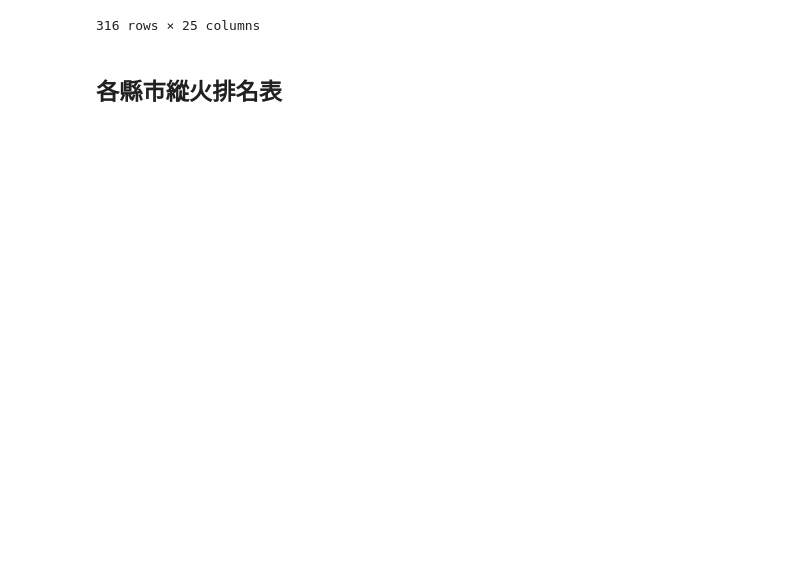
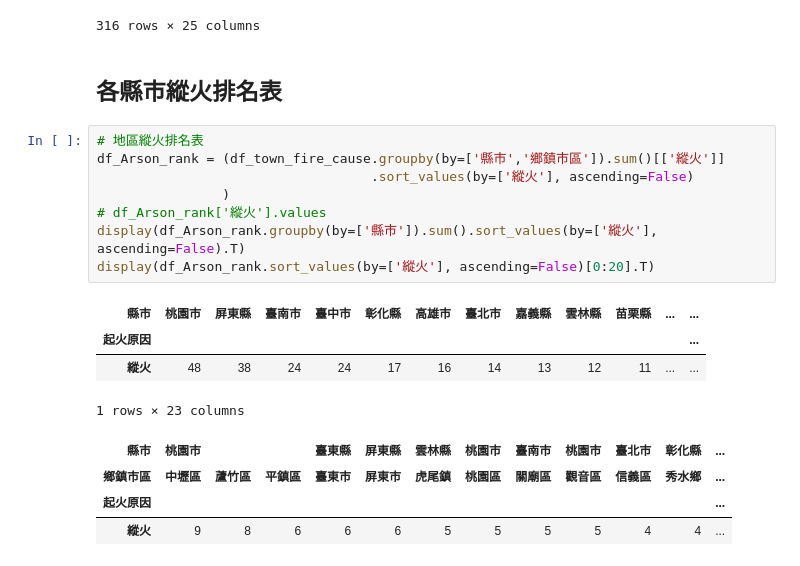
Before and after one commit to mosdeo/104-Taichung_FireDisasterEvent_DataMining, a Jupyter notebook: 104年臺灣火災事件資料探勘.ipynb, the cells around one changed output. Cells and saved outputs as stored; diff of their text form; blank space fills up the shorter version.

```diff
--- a/104年臺灣火災事件資料探勘.ipynb
+++ b/104年臺灣火災事件資料探勘.ipynb
@@ -225,3 +236,20 @@ df_town_fire_cause
 316 rows × 25 columns
 # %% [markdown]
 ## 各縣市縱火排名表
+# %%
+# 地區縱火排名表
+df_Arson_rank = (df_town_fire_cause.groupby(by=['縣市','鄉鎮市區']).sum()[['縱火']]
+                                   .sort_values(by=['縱火'], ascending=False)
+                )
+# df_Arson_rank['縱火'].values
+display(df_Arson_rank.groupby(by=['縣市']).sum().sort_values(by=['縱火'], ascending=False).T)
+display(df_Arson_rank.sort_values(by=['縱火'], ascending=False)[0:20].T)
+# %% [output]
+| 縣市 | 桃園市 | 屏東縣 | 臺南市 | 臺中市 | 彰化縣 | 高雄市 | 臺北市 | 嘉義縣 | 雲林縣 | 苗栗縣 | ... | ... |
+| 起火原因 |  |  |  |  |  |  |  |  |  |  |  | ... |
+| 縱火 | 48 | 38 | 24 | 24 | 17 | 16 | 14 | 13 | 12 | 11 | ... | ... |
+1 rows × 23 columns
+| 縣市 | 桃園市 |  |  | 臺東縣 | 屏東縣 | 雲林縣 | 桃園市 | 臺南市 | 桃園市 | 臺北市 | 彰化縣 | ... |
+| 鄉鎮市區 | 中壢區 | 蘆竹區 | 平鎮區 | 臺東市 | 屏東市 | 虎尾鎮 | 桃園區 | 關廟區 | 觀音區 | 信義區 | 秀水鄉 | ... |
+| 起火原因 |  |  |  |  |  |  |  |  |  |  |  | ... |
+| 縱火 | 9 | 8 | 6 | 6 | 6 | 5 | 5 | 5 | 5 | 4 | 4 | ... |
```
Also changed, not shown: parts of 10 cells of this notebook.
